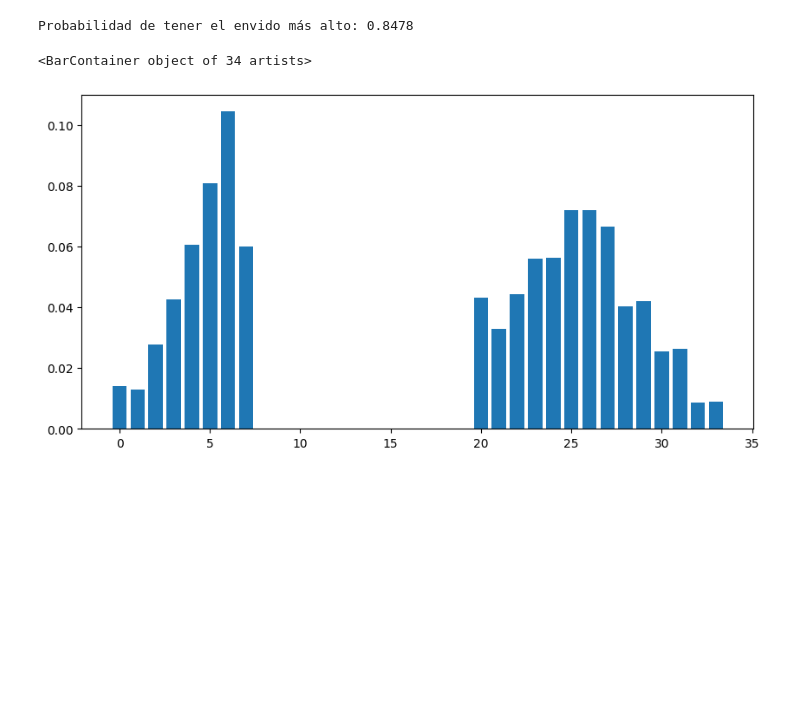
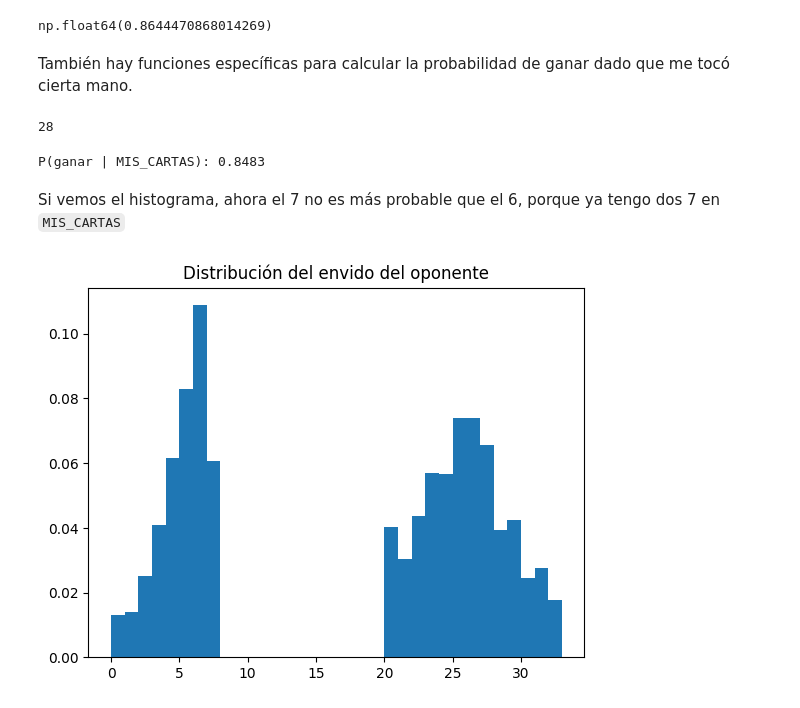
Before and after one commit to vickyguar/prob-frecuencial, a Jupyter notebook: simulacion.ipynb, the cells around one changed output. Cells and saved outputs as stored; diff of their text form; code cells hidden in the pictures; blank space fills up the shorter version.

````diff
--- a/simulacion.ipynb
+++ b/simulacion.ipynb
@@ -40,15 +126,31 @@ plt.hist(lista_simulaciones, bins=range(0, 34), align='left', rwidth=0.8)
+# %%
+MI_ENVIDO = 28
+sub = df[df["mi_envido"] == MI_ENVIDO]
+p_ganar = np.mean(sub["victoria"])
+p_ganar
+# %% [output]
+np.float64(0.8644470868014269)
+# %% [markdown]
+También hay funciones específicas para calcular la probabilidad de ganar dado que me tocó cierta mano.
+# %%
+MIS_CARTAS = [('Copa', 7), ('Oro', 7), ('Oro', 1)]
+MI_ENVIDO = calcular_envido(MIS_CARTAS)
+MI_ENVIDO
+# %% [output]
+28
 # %%
-prob = sum(1 for envido in lista_simulaciones if envido < calcular_envido(mis_cartas)) / len(lista_simulaciones)
-print(f"Probabilidad de tener el envido más alto: {prob:.4f}")
+lista_simulaciones = simular_envidos_list(MIS_CARTAS) # esto simula los envidos de mi oponente dado que mis cartas son específicamente "MIS_CARTAS"
+prob = sum(1 for envido in lista_simulaciones if envido < MI_ENVIDO) / len(lista_simulaciones)
+print(f"P(ganar | MIS_CARTAS): {prob:.4f}")
 # %% [output]
-Probabilidad de tener el envido más alto: 0.8478
+P(ganar | MIS_CARTAS): 0.8483
-# %%
-valores_envido = list(range(0, 34))
-frecuencias = [lista_simulaciones.count(v) for v in valores_envido]
-total = len(lista_simulaciones)
-probabilidades = [f / total for f in frecuencias]
-plt.figure(figsize=(10, 5))
-plt.bar(valores_envido, probabilidades)
-# %% [output]
-<BarContainer object of 34 artists>
-[figure, removed]
+# %% [markdown]
+Si vemos el histograma, ahora el 7 no es más probable que el 6, porque ya tengo dos 7 en ```MIS_CARTAS```
+# %%
+# Histograma
+plt.figure()
+plt.hist(lista_simulaciones, bins=range(0, 34), density=True)
+plt.title("Distribución del envido del oponente")
+plt.show()
+# %% [output]
+[figure, added]
````
Also changed, not shown: parts of 16 cells of this notebook, 5 other files.
